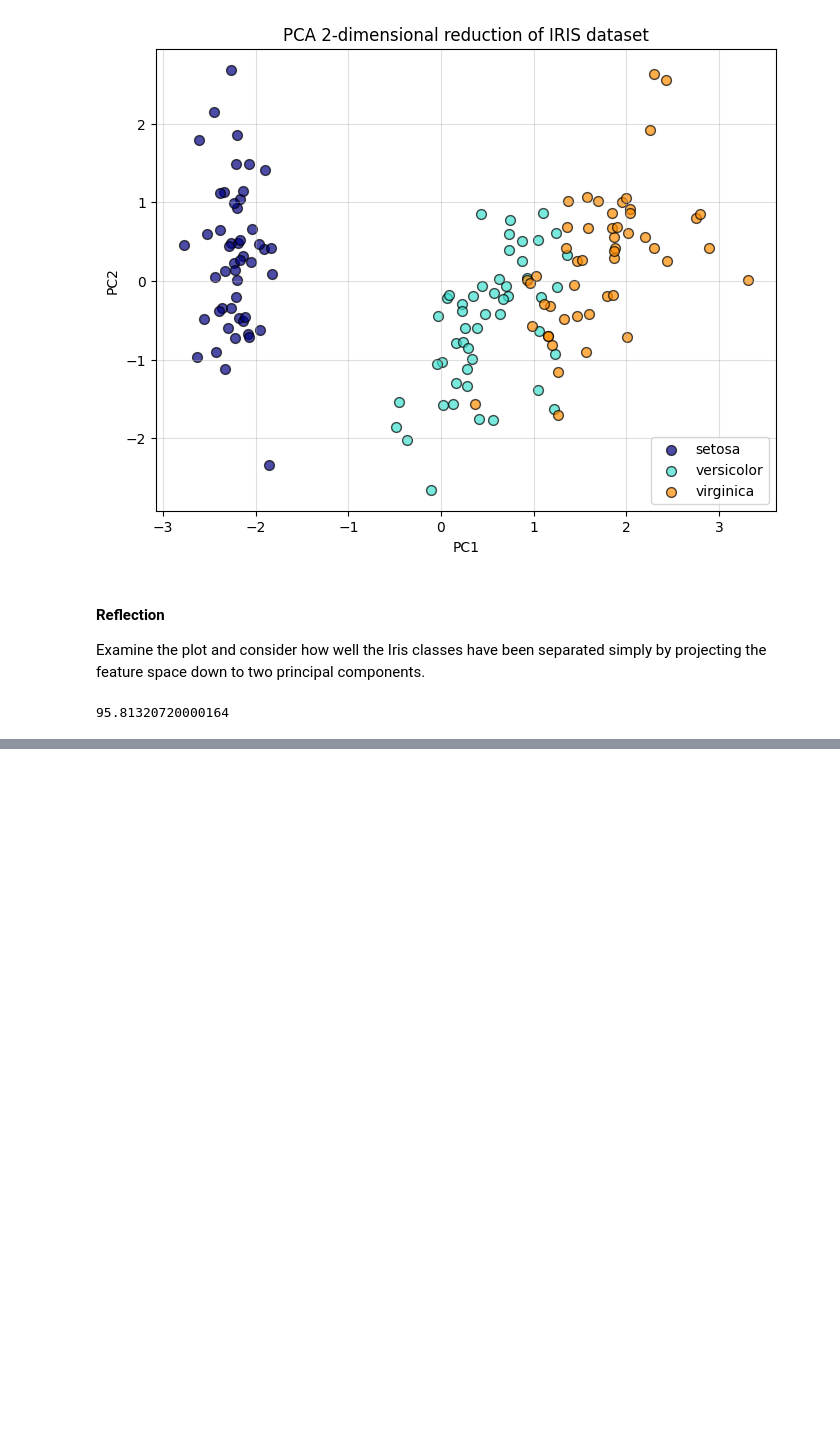
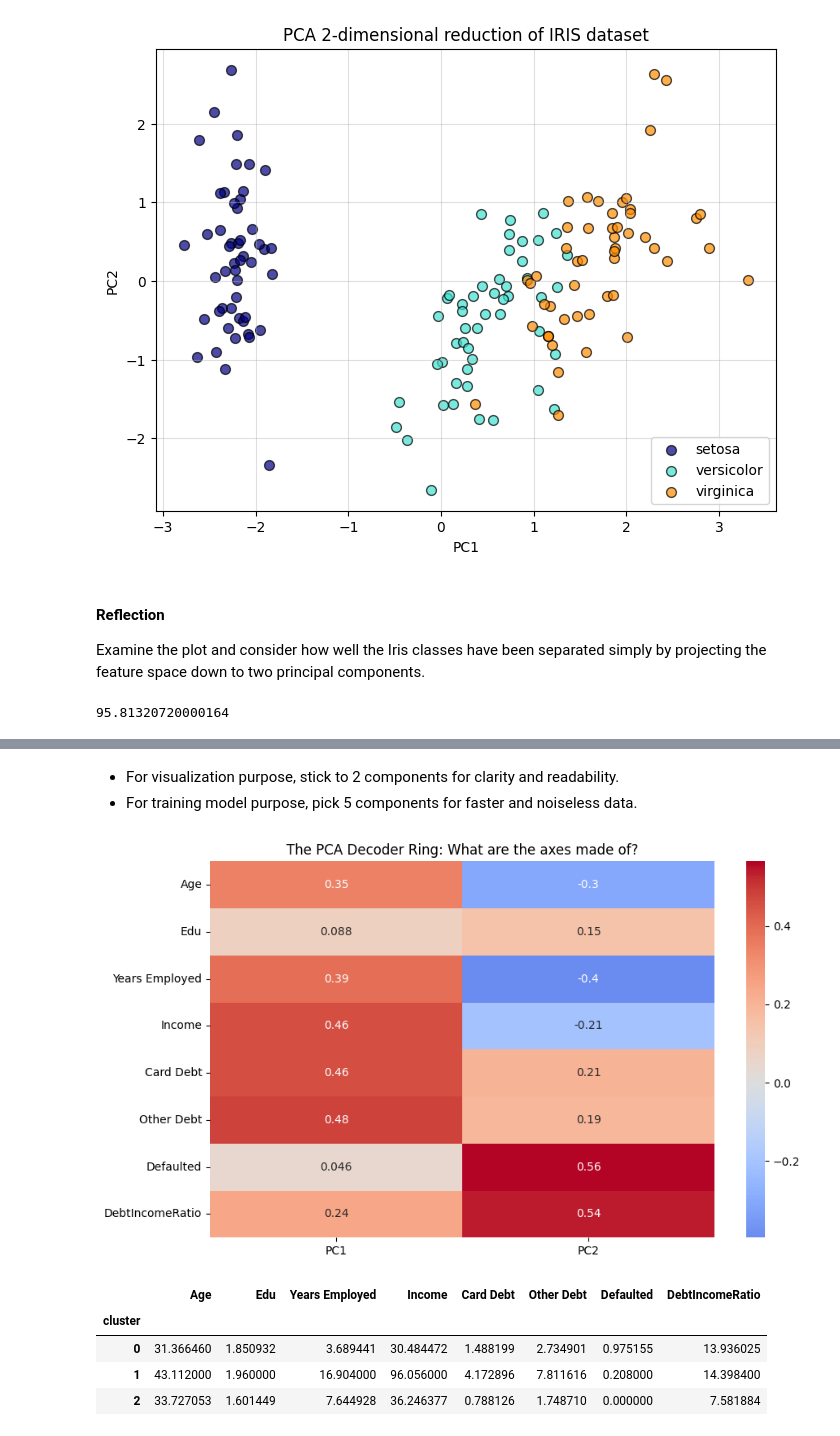
Before and after one commit to azharfachrezi/data-science-lab, a Jupyter notebook: Machine Learning/Unsupervised Learning/PCA_applications.ipynb, the cells around one changed output, grey strips where cells are left out. Cells and saved outputs as stored; diff of their text form; code cells hidden in the pictures; blank space fills up the shorter version.

Commit message:
performing PCA into customer clustering dataset

```diff
--- a/Machine Learning/Unsupervised Learning/PCA_applications.ipynb
+++ b/Machine Learning/Unsupervised Learning/PCA_applications.ipynb
@@ -192,0 +301,51 @@ Examine the plot and consider how well the Iris classes have been separated simp
+# %% [markdown]
+* For visualization purpose, stick to 2 components for clarity and readability.
+* For training model purpose, pick 5 components for faster and noiseless data.
+# %%
+from sklearn.cluster import KMeans
+
+# Cluster
+k_means = KMeans(n_clusters=3, init='k-means++', random_state=42, n_init=12)
+k_means.fit(X_scaled)
+labels = k_means.labels_
+
+# Retain original dataframe
+data = raw.dropna().copy()
+data['cluster'] = labels
+
+# Initialize PCA
+pca = PCA(n_components=2)
+X_pca = pca.fit_transform(X_scaled)
+
+# Turn into DataFrame
+pca_df = pd.DataFrame(data=X_pca, columns=['PC1', 'PC2'])
+
+# Attach the cluster to pca_df
+pca_df['cluster'] = labels
+# %%
+import pandas as pd
+import seaborn as sns
+import matplotlib.pyplot as plt
+
+# Get the "ingredients" from your fitted PCA model
+loadings = pd.DataFrame(
+    pca.components_.T,
+    columns=['PC1', 'PC2'],
+    index=X.columns  # Your original column names (Age, Income, etc.)
+)
+
+# Visualize it
+plt.figure(figsize=(10, 6))
+sns.heatmap(loadings, annot=True, cmap='coolwarm', center=0)
+plt.title('The PCA Decoder Ring: What are the axes made of?')
+plt.show()
+
+features = ['Age', 'Edu', 'Years Employed', 'Income', 'Card Debt', 'Other Debt', 'Defaulted', 'DebtIncomeRatio']
+data.groupby('cluster')[features].mean()
+# %% [output]
+[figure, added]
+|  | Age | Edu | Years Employed | Income | Card Debt | Other Debt | Defaulted | DebtIncomeRatio |
+| cluster |  |  |  |  |  |  |  |  |
+| 0 | 31.366460 | 1.850932 | 3.689441 | 30.484472 | 1.488199 | 2.734901 | 0.975155 | 13.936025 |
+| 1 | 43.112000 | 1.960000 | 16.904000 | 96.056000 | 4.172896 | 7.811616 | 0.208000 | 14.398400 |
+| 2 | 33.727053 | 1.601449 | 7.644928 | 36.246377 | 0.788126 | 1.748710 | 0.000000 | 7.581884 |
```
Also changed, not shown: parts of 12 cells of this notebook.
